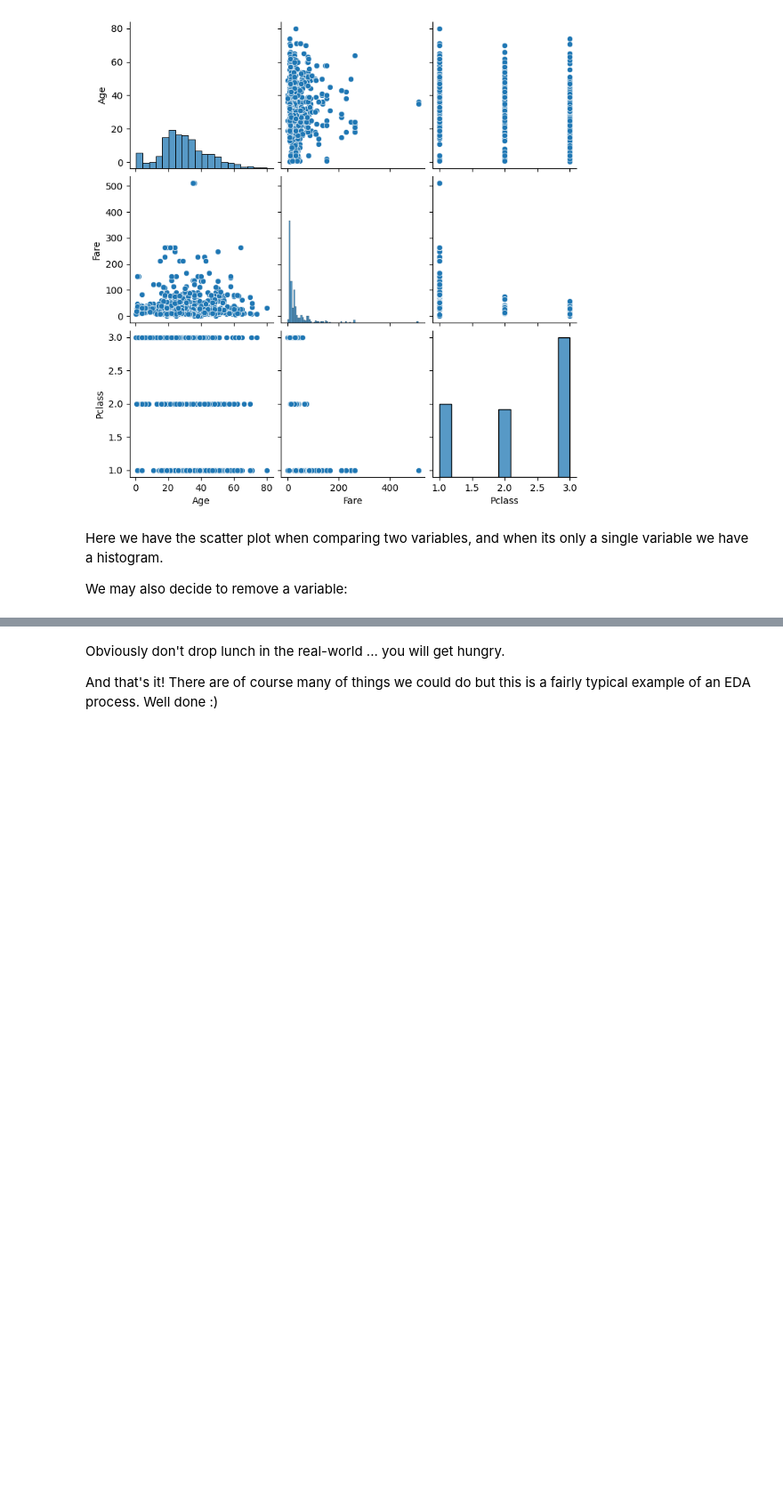
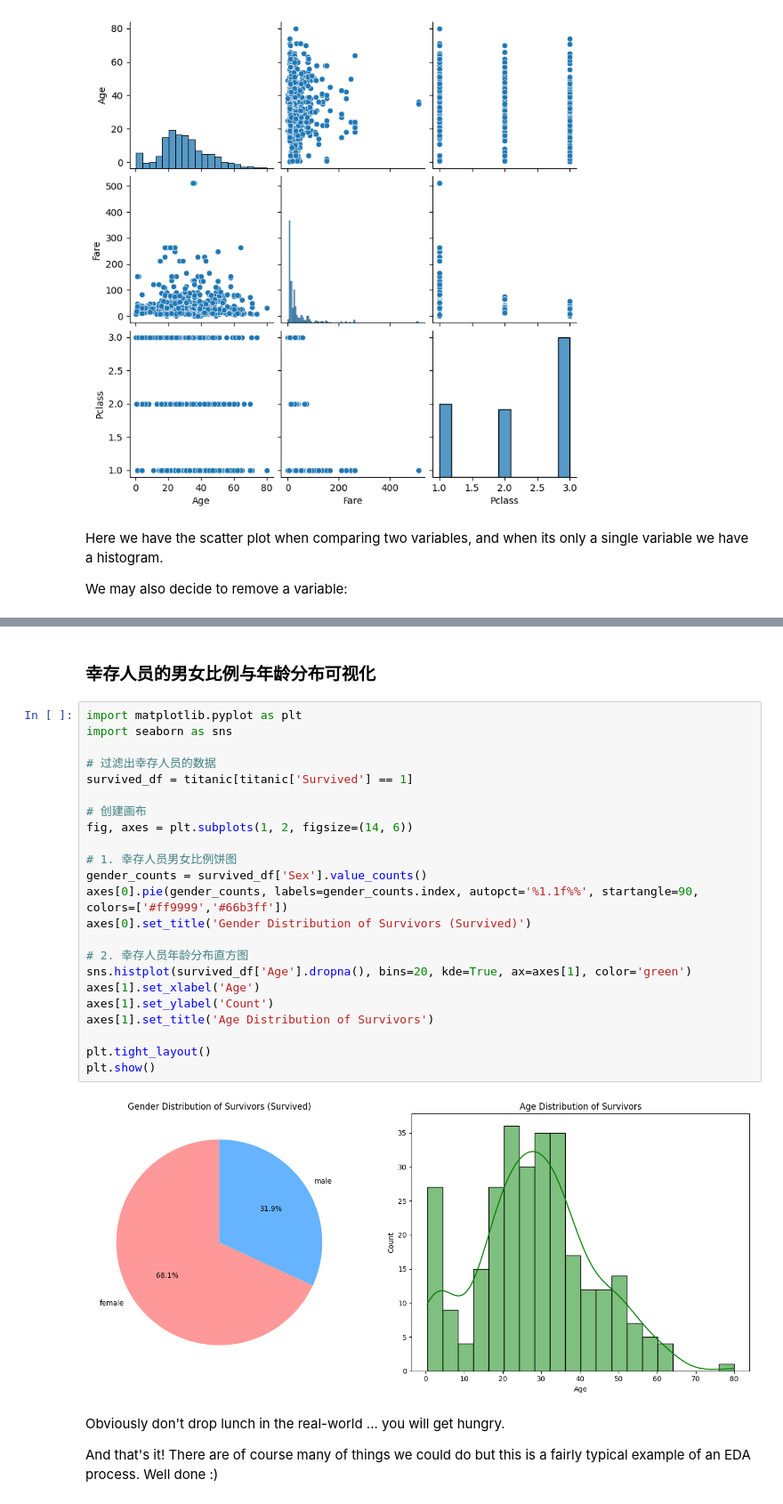
Before and after one commit to yfiship769-lgtm/yfiship769-lgtm-DataScience-GenAI-Submissions, a Jupyter notebook: 2.05_Exploratory_Data_Analysis_COMPLETED.ipynb, the cells around one changed output, grey strips where cells are left out. Shown at 89% size. Cells and saved outputs as stored; diff of their text form; blank space fills up the shorter version.

```diff
--- a/2.05_Exploratory_Data_Analysis_COMPLETED.ipynb
+++ b/2.05_Exploratory_Data_Analysis_COMPLETED.ipynb
@@ -176,6 +176,33 @@ titanic_cleaned.head()
 | 2 | 3 | 1 | 3 | Heikkinen, Miss. Laina | female | 26.0 | 0 | 0 | STON/O2. 3101282 | 7.9250 | ... |
 | 3 | 4 | 1 | 1 | Futrelle, Mrs. Jacques Heath (Lil... | female | 35.0 | 1 | 0 | 113803 | 53.1000 | ... |
 | 4 | 5 | 0 | 3 | Allen, Mr. William Henry | male | 35.0 | 0 | 0 | 373450 | 8.0500 | ... |
+# %% [markdown]
+### 幸存人员的男女比例与年龄分布可视化
+# %%
+import matplotlib.pyplot as plt
+import seaborn as sns
+
+# 过滤出幸存人员的数据
+survived_df = titanic[titanic['Survived'] == 1]
+
+# 创建画布
+fig, axes = plt.subplots(1, 2, figsize=(14, 6))
+
+# 1. 幸存人员男女比例饼图
+gender_counts = survived_df['Sex'].value_counts()
+axes[0].pie(gender_counts, labels=gender_counts.index, autopct='%1.1f%%', startangle=90, colors=['#ff9999','#66b3ff'])
+axes[0].set_title('Gender Distribution of Survivors (Survived)')
+
+# 2. 幸存人员年龄分布直方图
+sns.histplot(survived_df['Age'].dropna(), bins=20, kde=True, ax=axes[1], color='green')
+axes[1].set_xlabel('Age')
+axes[1].set_ylabel('Count')
+axes[1].set_title('Age Distribution of Survivors')
+
+plt.tight_layout()
+plt.show()
+# %% [output]
+[figure, added]
 # %% [markdown]
 Obviously don't drop lunch in the real-world ... you will get hungry.
 
```
